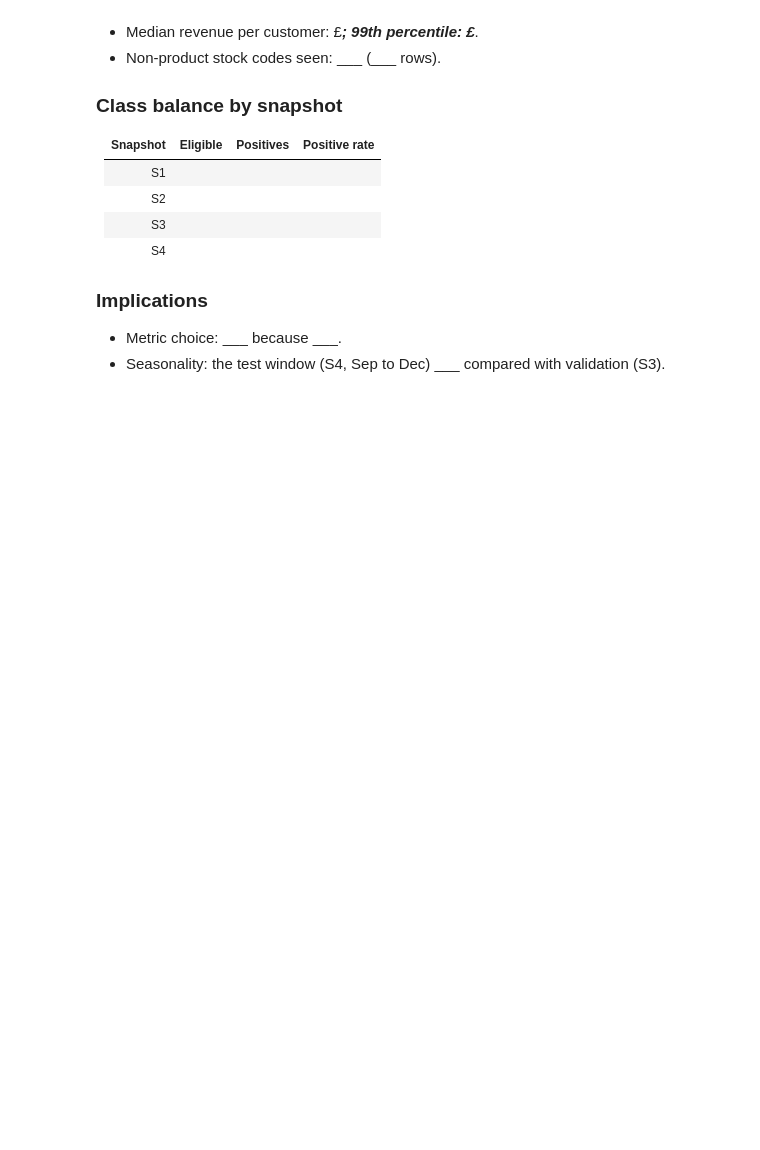
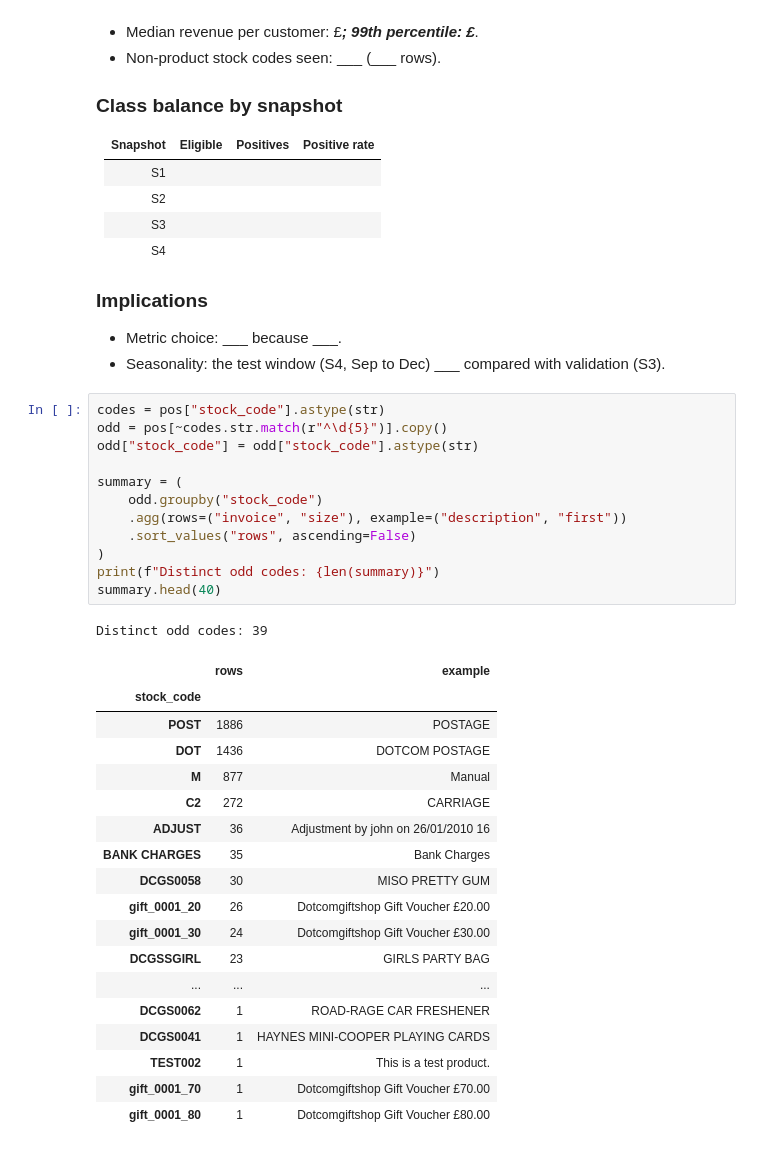
Before and after one commit to loadking7860-boop/Purchase-prediction, a Jupyter notebook: notebooks/01_exploration.ipynb, the cells around one changed output. Saved outputs shown, nothing was run; the diff lists cells and outputs as text; blank space fills up the shorter version.

```diff
--- a/notebooks/01_exploration.ipynb
+++ b/notebooks/01_exploration.ipynb
@@ -330,3 +330,35 @@ pd.DataFrame(rows)
 ### Implications
 - Metric choice: ___ because ___.
 - Seasonality: the test window (S4, Sep to Dec) ___ compared with validation (S3).
+# %%
+codes = pos["stock_code"].astype(str)
+odd = pos[~codes.str.match(r"^\d{5}")].copy()
+odd["stock_code"] = odd["stock_code"].astype(str)
+
+summary = (
+    odd.groupby("stock_code")
+    .agg(rows=("invoice", "size"), example=("description", "first"))
+    .sort_values("rows", ascending=False)
+)
+print(f"Distinct odd codes: {len(summary)}")
+summary.head(40)
+# %% [output]
+Distinct odd codes: 39
+|  | rows | example |
+| stock_code |  |  |
+| POST | 1886 | POSTAGE |
+| DOT | 1436 | DOTCOM POSTAGE |
+| M | 877 | Manual |
+| C2 | 272 | CARRIAGE |
+| ADJUST | 36 | Adjustment by john on 26/01/2010 16 |
+| BANK CHARGES | 35 | Bank Charges |
+| DCGS0058 | 30 | MISO PRETTY GUM |
+| gift_0001_20 | 26 | Dotcomgiftshop Gift Voucher £20.00 |
+| gift_0001_30 | 24 | Dotcomgiftshop Gift Voucher £30.00 |
+| DCGSSGIRL | 23 | GIRLS PARTY BAG |
+| ... | ... | ... |
+| DCGS0062 | 1 | ROAD-RAGE CAR FRESHENER |
+| DCGS0041 | 1 | HAYNES MINI-COOPER PLAYING CARDS |
+| TEST002 | 1 | This is a test product. |
+| gift_0001_70 | 1 | Dotcomgiftshop Gift Voucher £70.00 |
+| gift_0001_80 | 1 | Dotcomgiftshop Gift Voucher £80.00 |
```
Also changed, not shown: 1 other file.
